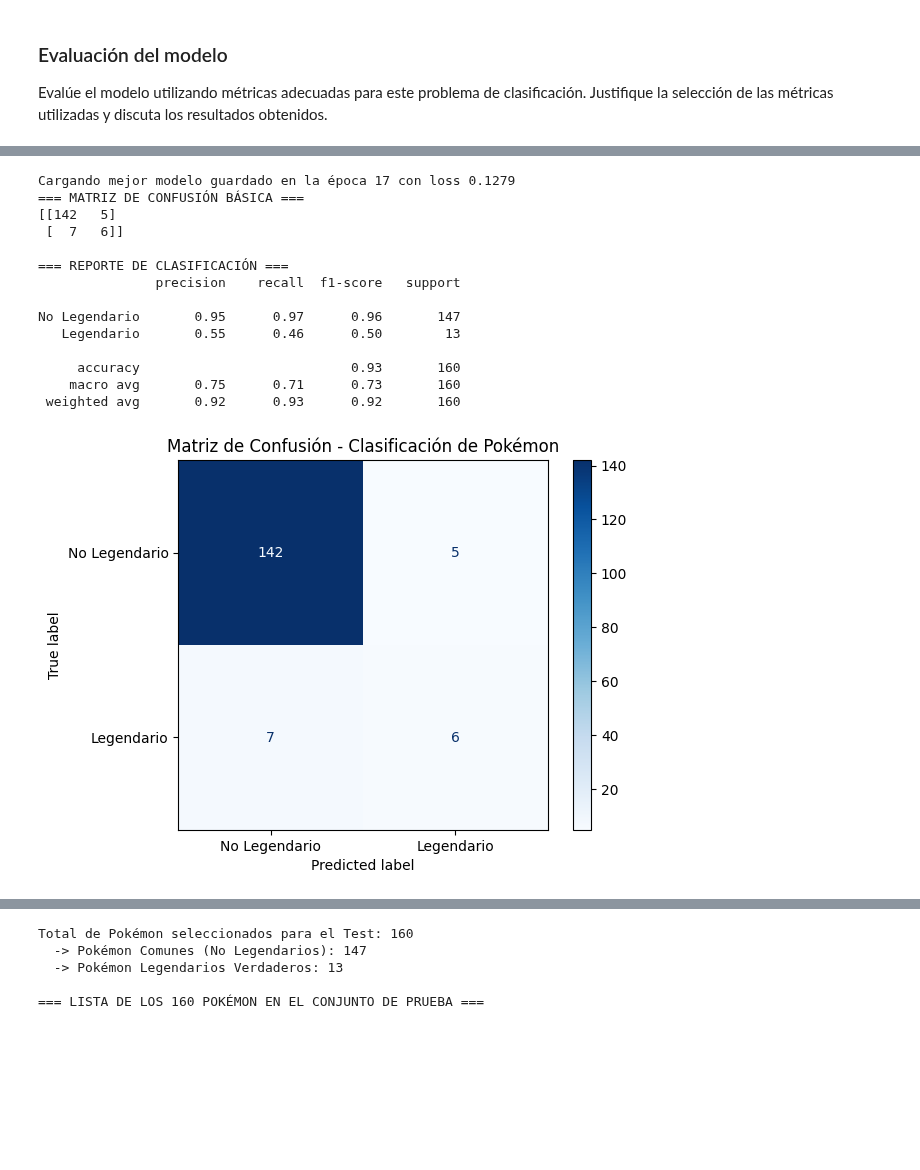
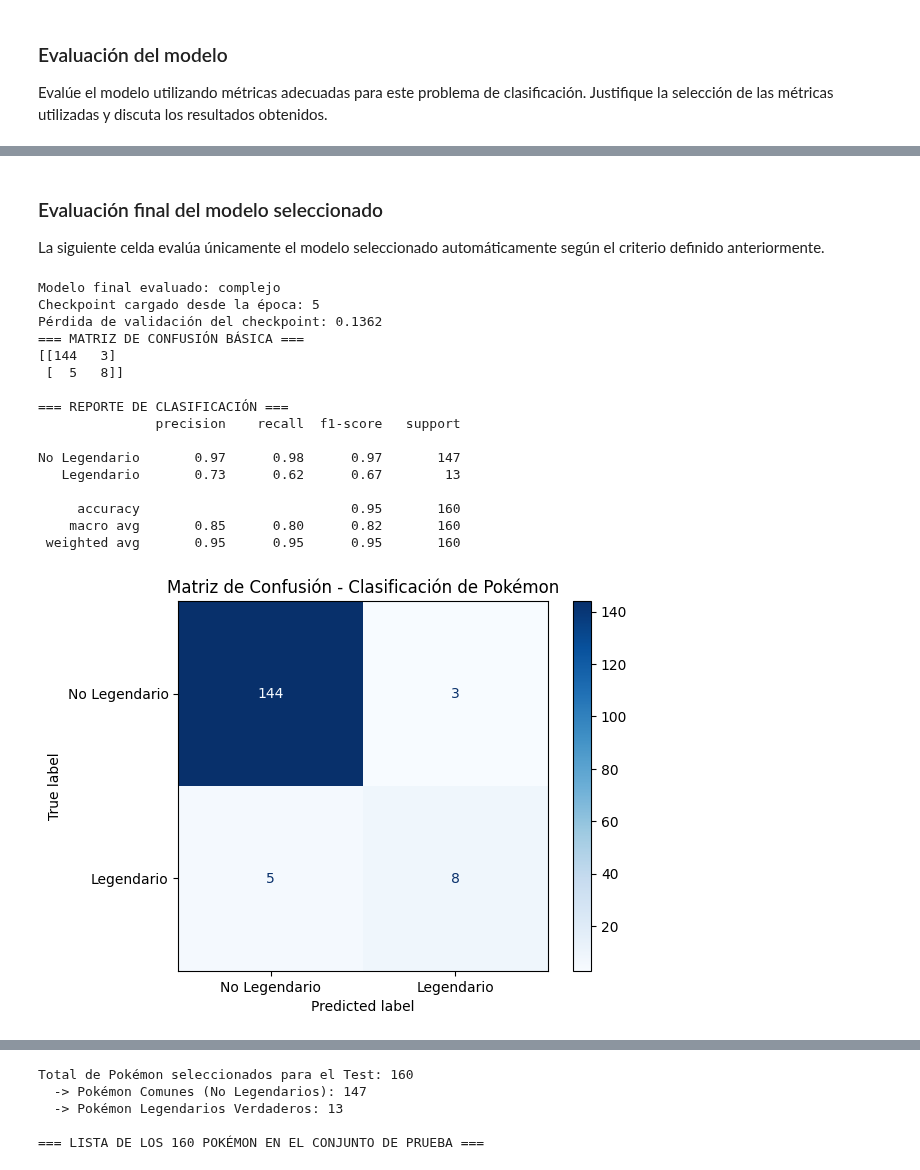
Before and after one commit to SebaOlat3/INFO257, a Jupyter notebook: tarea1.ipynb, the cells around one changed output, grey strips where cells are left out. Drawn from its saved outputs; the diff is of its cells as text; code cells hidden in the pictures; blank space fills up the shorter version.

```diff
--- a/tarea1.ipynb
+++ b/tarea1.ipynb
@@ -358,14 +575,22 @@ Evalúe el modelo utilizando métricas adecuadas para este problema de clasifica
+# %% [markdown]
+### Evaluación final del modelo seleccionado
+
+La siguiente celda evalúa únicamente el modelo seleccionado automáticamente según el criterio definido anteriormente.
 # %%
 import os
 from sklearn.metrics import classification_report, confusion_matrix, ConfusionMatrixDisplay
 import matplotlib.pyplot as plt
 
 if os.path.exists(best_model_path):
-    checkpoint = torch.load(best_model_path, map_location='cpu')
+    checkpoint = torch.load(resultados_modelos[mejor_nombre_modelo]['best_model_path'] , map_location='cpu')
+
+    model = modelos_a_comparar[mejor_nombre_modelo]
     model.load_state_dict(checkpoint['model_state_dict'])
-    print(f"Cargando mejor modelo guardado en la época {checkpoint['epoca']} con loss {checkpoint['loss']:.4f}")
-else:
-    print(f"No se encontró {best_model_path}. Se evaluará el modelo actual.")
+    model.eval()
+
+print(f"Modelo final evaluado: {mejor_nombre_modelo}")
+print(f"Checkpoint cargado desde la época: {checkpoint['epoca']}")
+print(f"Pérdida de validación del checkpoint: {checkpoint['loss']:.4f}")
 
 model.eval()
 all_preds = []
@@ -374,41 +599,43 @@ all_targets = []
 with torch.no_grad():
     for x_batch, y_batch in test_loader:
         outputs = model(x_batch)
         _, preds = torch.max(outputs, 1)
 
         all_preds.extend(preds.numpy())
         all_targets.extend(y_batch.numpy())
 
 # 1. Imprimir Reporte en texto plano
 print("=== MATRIZ DE CONFUSIÓN BÁSICA ===")
 print(confusion_matrix(all_targets, all_preds))
 
 print("\n=== REPORTE DE CLASIFICACIÓN ===")
-print(classification_report(all_targets, all_preds, target_names=['No Legendario', 'Legendario']))
+print(classification_report(all_targets, all_preds, target_names=['No Legendario', 'Legendario'], zero_division=0))
 
 # 2. Desplegar la Matriz de Confusión Gráfica y Elegante
 ConfusionMatrixDisplay.from_predictions(
     all_targets,
     all_preds,
     display_labels=['No Legendario', 'Legendario'],
     cmap='Blues'
  )
 plt.title('Matriz de Confusión - Clasificación de Pokémon')
-plt.savefig('matriz_confusion_elegante.png', bbox_inches='tight')
+plt.savefig(f'matriz_confusion_{mejor_nombre_modelo}.png', bbox_inches='tight')
 plt.show()
 # %% [output]
-Cargando mejor modelo guardado en la época 17 con loss 0.1279
+Modelo final evaluado: complejo
+Checkpoint cargado desde la época: 5
+Pérdida de validación del checkpoint: 0.1362
 === MATRIZ DE CONFUSIÓN BÁSICA ===
-[[142   5]
- [  7   6]]
+[[144   3]
+ [  5   8]]
 
 === REPORTE DE CLASIFICACIÓN ===
                precision    recall  f1-score   support
 
-No Legendario       0.95      0.97      0.96       147
-   Legendario       0.55      0.46      0.50        13
+No Legendario       0.97      0.98      0.97       147
+   Legendario       0.73      0.62      0.67        13
 
-     accuracy                           0.93       160
-    macro avg       0.75      0.71      0.73       160
- weighted avg       0.92      0.93      0.92       160
+     accuracy                           0.95       160
+    macro avg       0.85      0.80      0.82       160
+ weighted avg       0.95      0.95      0.95       160
-[figure, old version]
+[figure, new version]
```
Also changed, not shown: parts of 20 cells of this notebook, 11 other files.
